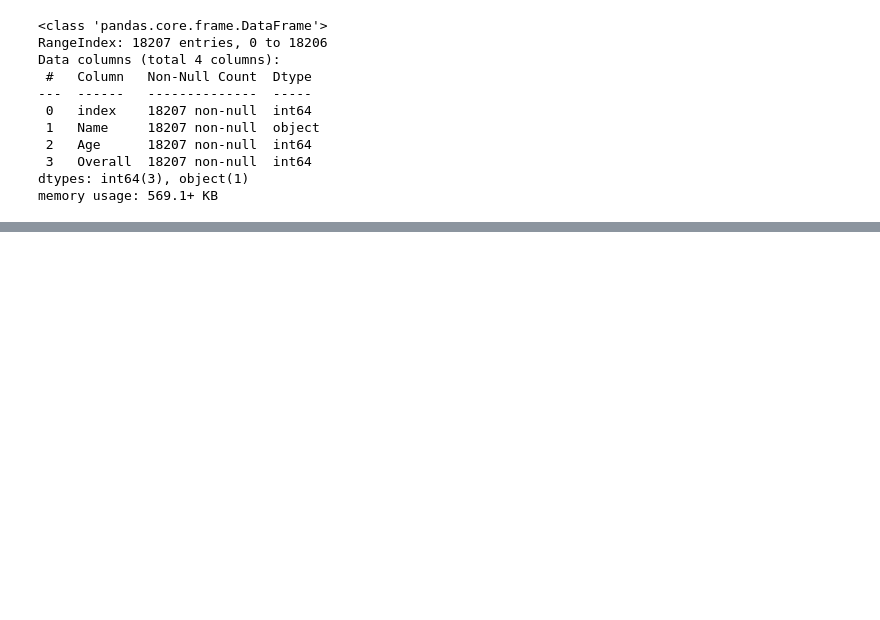
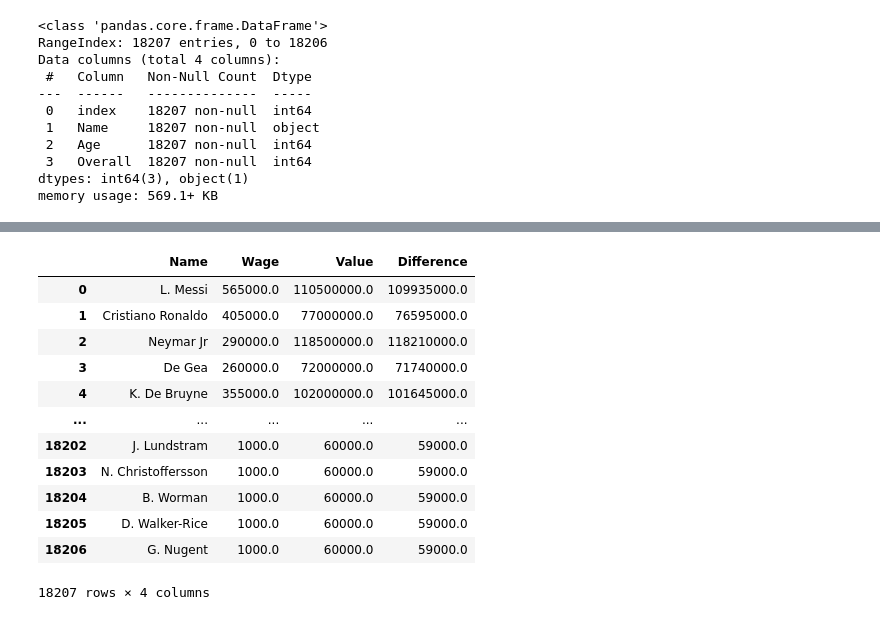
Before and after one commit to TharindaNimnajith/python_udemy, a Jupyter notebook: fifa/fifa.ipynb, the cells around one changed output, grey strips where cells are left out. Cells and saved outputs as stored; diff of their text form; code cells hidden in the pictures; blank space fills up the shorter version.

```diff
--- a/fifa/fifa.ipynb
+++ b/fifa/fifa.ipynb
@@ -399,0 +563,17 @@ memory usage: 569.1+ KB
+# %%
+df['Difference'] = df['Value'] - df['Wage']
+df
+# %% [output]
+|  | Name | Wage | Value | Difference |
+| 0 | L. Messi | 565000.0 | 110500000.0 | 109935000.0 |
+| 1 | Cristiano Ronaldo | 405000.0 | 77000000.0 | 76595000.0 |
+| 2 | Neymar Jr | 290000.0 | 118500000.0 | 118210000.0 |
+| 3 | De Gea | 260000.0 | 72000000.0 | 71740000.0 |
+| 4 | K. De Bruyne | 355000.0 | 102000000.0 | 101645000.0 |
+| ... | ... | ... | ... | ... |
+| 18202 | J. Lundstram | 1000.0 | 60000.0 | 59000.0 |
+| 18203 | N. Christoffersson | 1000.0 | 60000.0 | 59000.0 |
+| 18204 | B. Worman | 1000.0 | 60000.0 | 59000.0 |
+| 18205 | D. Walker-Rice | 1000.0 | 60000.0 | 59000.0 |
+| 18206 | G. Nugent | 1000.0 | 60000.0 | 59000.0 |
+18207 rows × 4 columns
```
Also changed, not shown: parts of 20 cells of this notebook, 1 other file.
